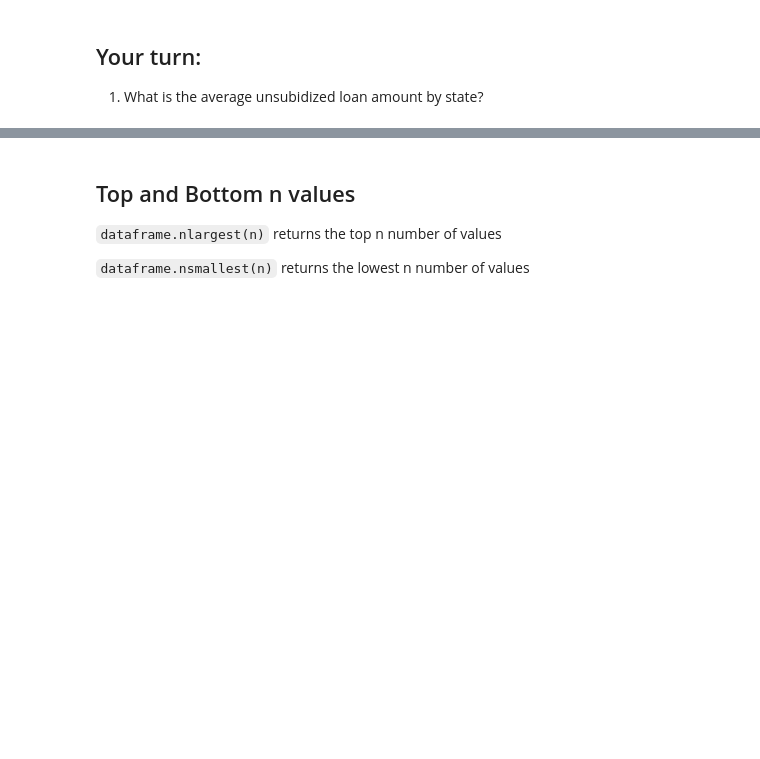
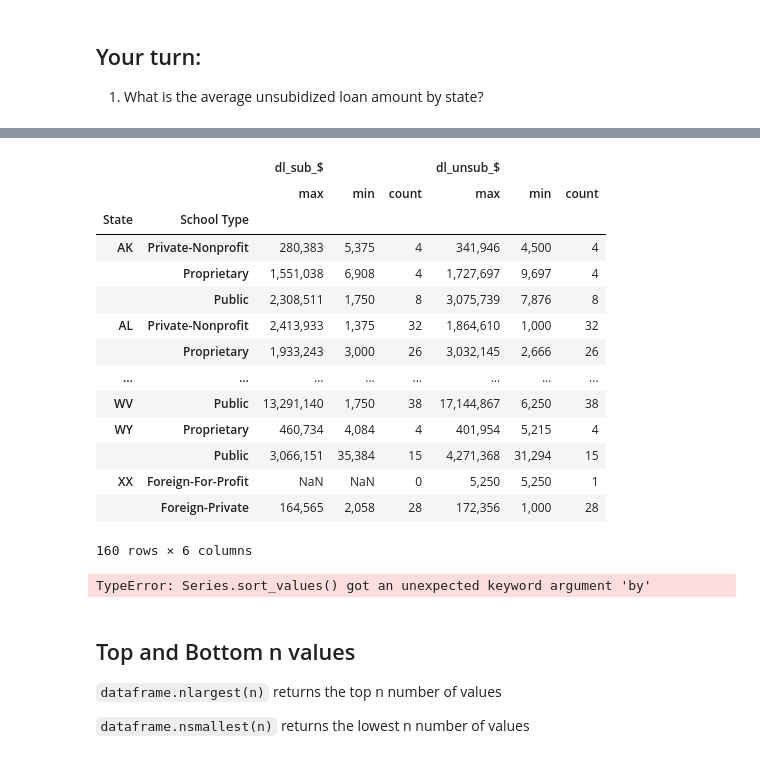
Before and after one commit to sashalcohen/CLASS-NOTES, a Jupyter notebook: wk08-groupby-analysis-SASHA.ipynb, the cells around one changed output, grey strips where cells are left out. Cells and saved outputs as stored; diff of their text form; code cells hidden in the pictures; blank space fills up the shorter version.

```diff
--- a/wk08-groupby-analysis-SASHA.ipynb
+++ b/wk08-groupby-analysis-SASHA.ipynb
@@ -360,9 +463,32 @@ df.groupby(["School Type", "academic_year"])[["dl_sub_$","dl_unsub_$"]].agg(["su
 # %%
 ## get max, min, and count by state
 ## and type of school for subsidized
+df_1 = df.groupby(["State", "School Type"])[["dl_sub_$","dl_unsub_$"]].agg(["max", "min", "count"])
+df_1
+# %% [output]
+|  |  | dl_sub_$ |  |  | dl_unsub_$ |  |  |
+|  |  | max | min | count | max | min | count |
+| State | School Type |  |  |  |  |  |  |
+| AK | Private-Nonprofit | 280,383 | 5,375 | 4 | 341,946 | 4,500 | 4 |
+|  | Proprietary | 1,551,038 | 6,908 | 4 | 1,727,697 | 9,697 | 4 |
+|  | Public | 2,308,511 | 1,750 | 8 | 3,075,739 | 7,876 | 8 |
+| AL | Private-Nonprofit | 2,413,933 | 1,375 | 32 | 1,864,610 | 1,000 | 32 |
+|  | Proprietary | 1,933,243 | 3,000 | 26 | 3,032,145 | 2,666 | 26 |
+| ... | ... | ... | ... | ... | ... | ... | ... |
+| WV | Public | 13,291,140 | 1,750 | 38 | 17,144,867 | 6,250 | 38 |
+| WY | Proprietary | 460,734 | 4,084 | 4 | 401,954 | 5,215 | 4 |
+|  | Public | 3,066,151 | 35,384 | 15 | 4,271,368 | 31,294 | 15 |
+| XX | Foreign-For-Profit | NaN | NaN | 0 | 5,250 | 5,250 | 1 |
+|  | Foreign-Private | 164,565 | 2,058 | 28 | 172,356 | 1,000 | 28 |
+160 rows × 6 columns
 # %%
 ## get the top 10 sorted by largest max
 ## by state and type of school for subsidized
+
+df_2 = df.groupby(["State", "School Type"])["dl_sub_$"].max()
+df_2.sort_values(by = "dl_sub_$", ascending = False).head()
+# %% [output]
+TypeError: Series.sort_values() got an unexpected keyword argument 'by'
 # %% [markdown]
 ## Top and Bottom n values
 
```
Also changed, not shown: parts of 5 cells of this notebook.
